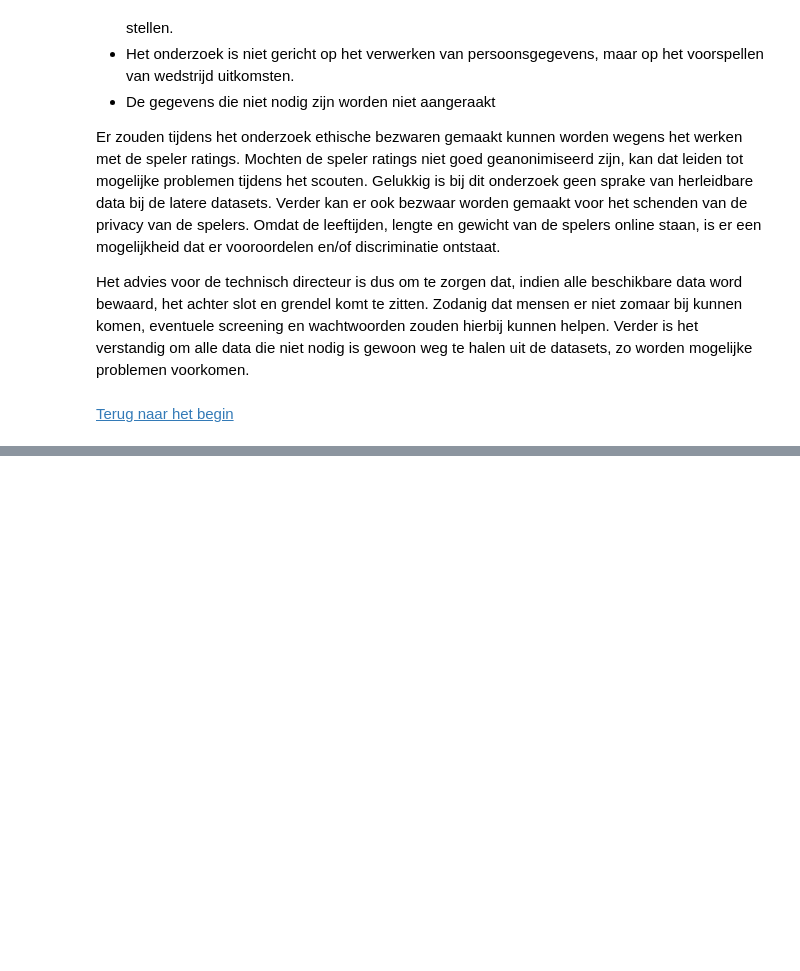
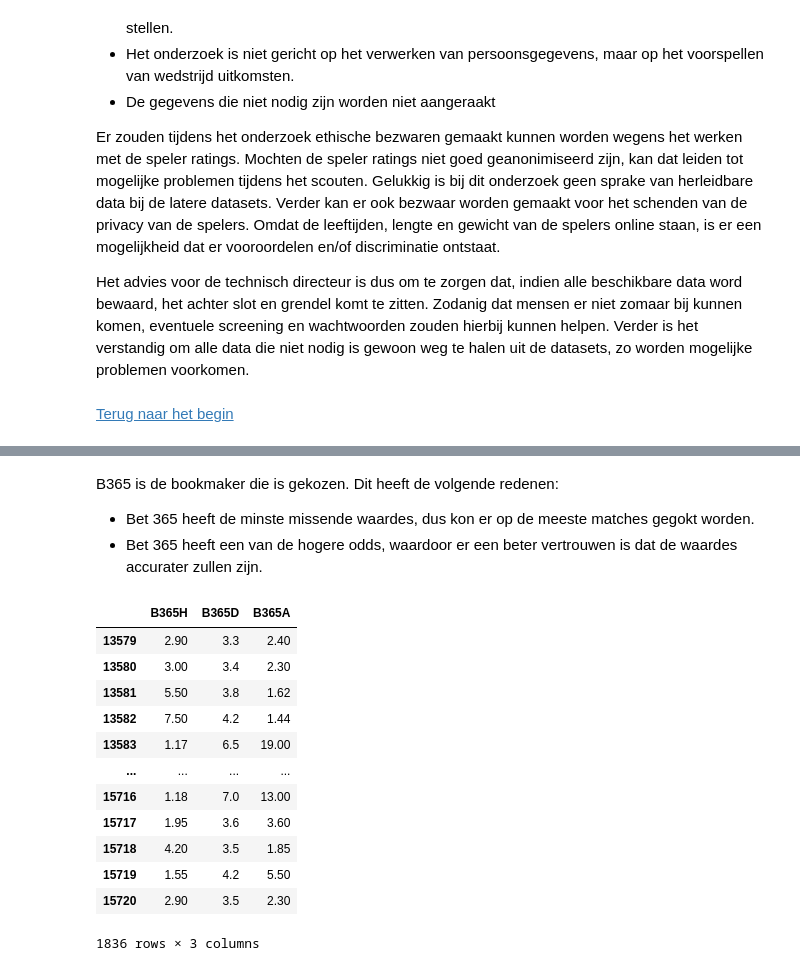
Before and after one commit to BJHeemskerk/DataLab2_2023, a Jupyter notebook: DataLab2_Groep_3B.ipynb, the cells around one changed output, grey strips where cells are left out. Cells and saved outputs as stored; diff of their text form; code cells hidden in the pictures; blank space fills up the shorter version.

```diff
--- a/DataLab2_Groep_3B.ipynb
+++ b/DataLab2_Groep_3B.ipynb
@@ -2140,0 +2195,20 @@ Het advies voor de technisch directeur is dus om te zorgen dat, indien alle besc
+# %% [markdown]
+B365 is de bookmaker die is gekozen. Dit heeft de volgende redenen:
+- Bet 365 heeft de minste missende waardes, dus kon er op de meeste matches gegokt worden.
+- Bet 365 heeft een van de hogere odds, waardoor er een beter vertrouwen is dat de waardes accurater zullen zijn.
+# %%
+b365
+# %% [output]
+|  | B365H | B365D | B365A |
+| 13579 | 2.90 | 3.3 | 2.40 |
+| 13580 | 3.00 | 3.4 | 2.30 |
+| 13581 | 5.50 | 3.8 | 1.62 |
+| 13582 | 7.50 | 4.2 | 1.44 |
+| 13583 | 1.17 | 6.5 | 19.00 |
+| ... | ... | ... | ... |
+| 15716 | 1.18 | 7.0 | 13.00 |
+| 15717 | 1.95 | 3.6 | 3.60 |
+| 15718 | 4.20 | 3.5 | 1.85 |
+| 15719 | 1.55 | 4.2 | 5.50 |
+| 15720 | 2.90 | 3.5 | 2.30 |
+1836 rows × 3 columns
```
Also changed, not shown: parts of 19 cells of this notebook.
